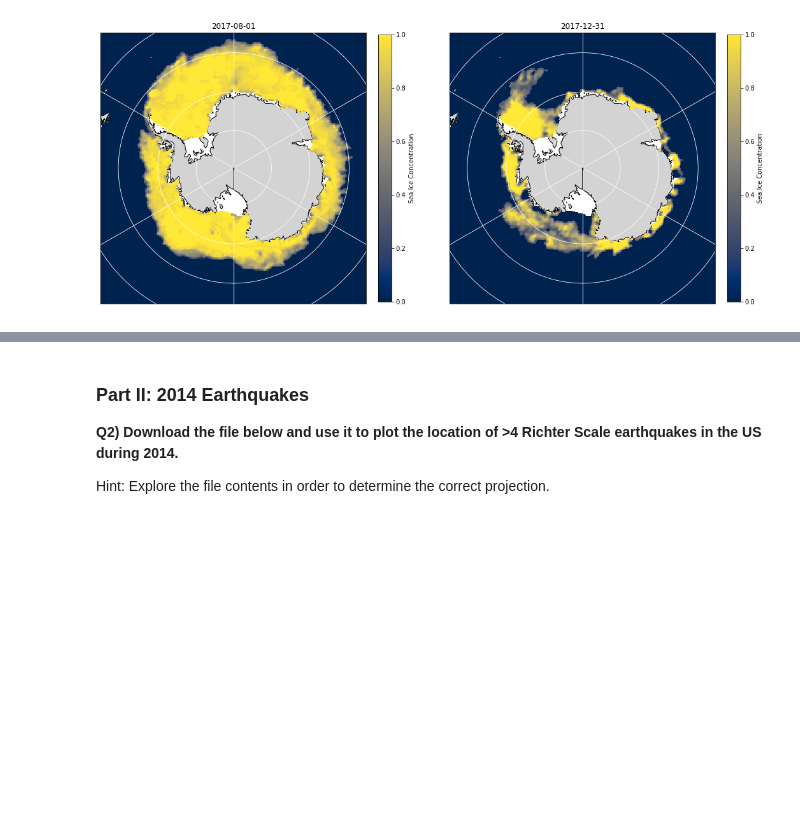
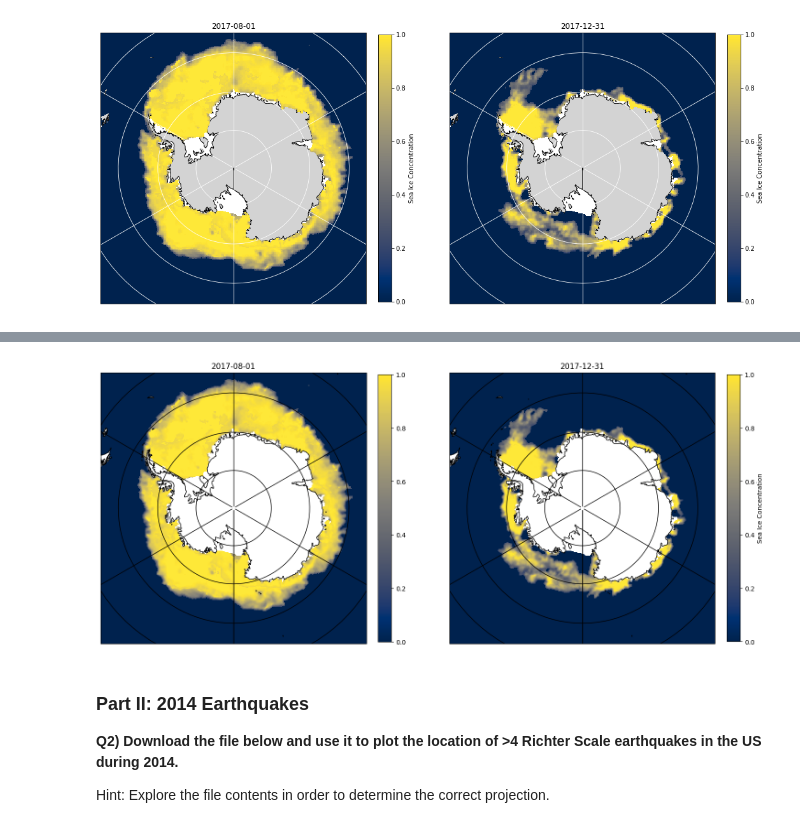
Before and after one commit to Armada250/2023_Intro_Python, a Jupyter notebook: ML_EES/IP/W2_S2.ipynb, the cells around one changed output, grey strips where cells are left out. Cells and saved outputs as stored; diff of their text form; code cells hidden in the pictures; blank space fills up the shorter version.

```diff
--- a/ML_EES/IP/W2_S2.ipynb
+++ b/ML_EES/IP/W2_S2.ipynb
@@ -188,38 +173,42 @@ var_toplot1,var_toplot2 = seaice1.variables['seaice_conc_cdr'][:],seaice2.variab
 # %%
 import matplotlib.pyplot as plt
 #import cartopy.feature as cfeature
 import numpy as np
 
-fig,ax = plt.subplots(_,_,figsize=(18, 12),subplot_kw={'projection': ccrs.___________________()})
+fig,ax = plt.subplots(1,2,figsize=(18, 12),subplot_kw={'projection': ccrs.SouthPolarStereo()})
 # The rest doesn't change:
-ax[_].set_extent([-180, 180, -90, -55], ccrs.PlateCarree())
+ax[0].set_extent([-180, 180, -90, -55], ccrs.PlateCarree())
 
 ######################################################################################################################################################
 # Add Land and gridlines
 # Hint: Check edgecolor to show coast, and facecolor to color the continent
 # Hint: https://matplotlib.org/stable/gallery/color/named_colors.html for the names of the colors available
 ######################################################################################################################################################
-ax[_].______________(cartopy.______.____, edgecolor='___',facecolor='________')
-ax[_].gridlines(lw=_,color='_')
+ax[0].add_feature(cartopy.feature.COASTLINE, edgecolor='black',facecolor='gray')
+#Mon face color ne marche pas !
+ax[0].gridlines(lw=1,color='black')
 ######################################################################################################################################################
 # Add Contours
 # Hint: X (Y) data in the pcolormesh should be the longitude and latitude of the sea ice data.
 # Hint: Check the shape of the var_toplot1, var_toplot2 before plotting
 # Hint: longitude and latitude can be accessed with seaice1.variables['longitude'][:], seaice1.variables['latitude'][:]
 # Hint: Check this website: https://matplotlib.org/stable/tutorials/colors/colormaps.html for available colormaps
 ######################################################################################################################################################
-____ = ax[0].pcolormesh(___________, ____________, np.ma.masked_greater(var_toplot1[_________],1), transform=__________,vmin=0,vmax=1,cmap=____)
-plt.colorbar(____,ax=ax[_],fraction=0.046, pad=0.04,____='__________________')
-ax[_].set_title('2017-08-01')
+cax1 = ax[0].pcolormesh(seaice1.variables['longitude'][:], seaice1.variables['latitude'][:], np.ma.masked_greater(var_toplot1[0],1), transform=ccrs.PlateCarree(),vmin=0,vmax=1,cmap='cividis')
+plt.colorbar(cax1,ax=ax[0],fraction=0.046, pad=0.04, orientation='vertical')
+ax[0].set_title('2017-08-01')
 
-ax[_].set_extent([-180, 180, -90, -55], ccrs.PlateCarree())
-ax[_].add_feature(cartopy._______._________, edgecolor='______',facecolor='_______________')
-ax[_].gridlines(lw=_,color='____')
+ax[1].set_extent([-180, 180, -90, -55], ccrs.PlateCarree())
+ax[1].add_feature(cartopy.feature.COASTLINE, edgecolor='black', facecolor='gray')
+#Mon face color ne marche pas !
+ax[1].gridlines(lw=1, color='black')
 
-____ = ax[____].pcolormesh(____, ____, np.ma.masked_greater(var_toplot2[____],1), transform=____,vmin=0,vmax=1,cmap=____)
-plt.colorbar(____,ax=__________________,label='__________________',fraction=0.046, pad=0.04)
-ax[____].set_title('__________________')
+cax2 = ax[1].pcolormesh(seaice2.variables['longitude'][:], seaice2.variables['latitude'][:], np.ma.masked_greater(var_toplot2[0],1), transform=ccrs.PlateCarree(),vmin=0,vmax=1,cmap='cividis')
+plt.colorbar(cax2, ax=ax[1], label='Sea Ice Concentration', fraction=0.046, pad=0.04, orientation='vertical')
+ax[1].set_title('2017-12-31')
 plt.show()
+# %% [output]
+[figure, added]
 # %% [markdown]
 ### Part II: 2014 Earthquakes
 **Q2) Download the file below and use it to plot the location of >4 Richter Scale earthquakes in the US during 2014.**
```
Also changed, not shown: parts of 2 cells of this notebook.
